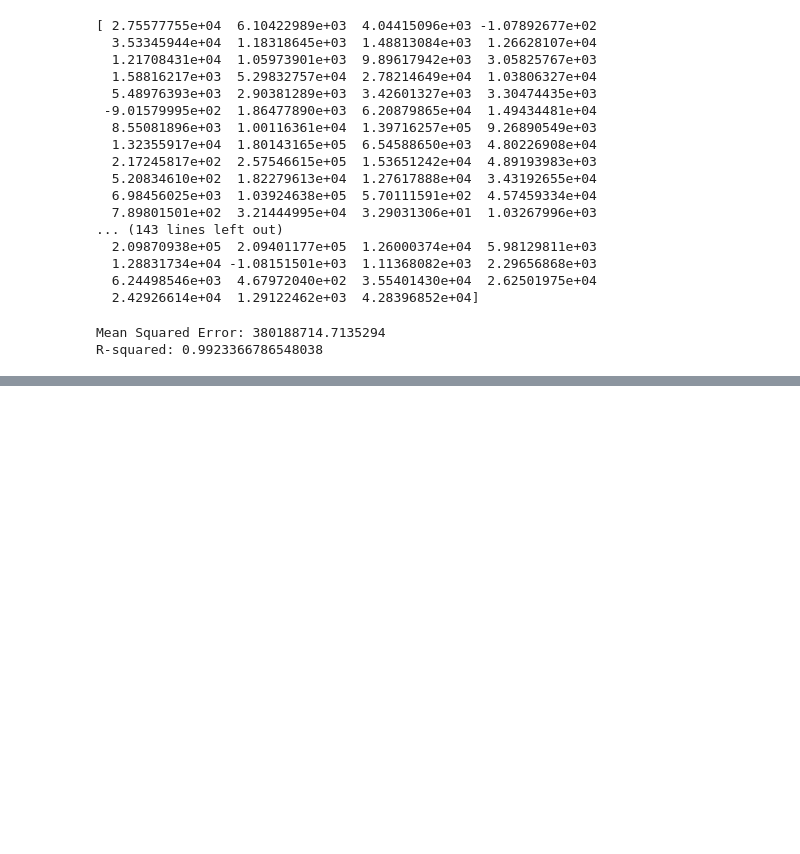
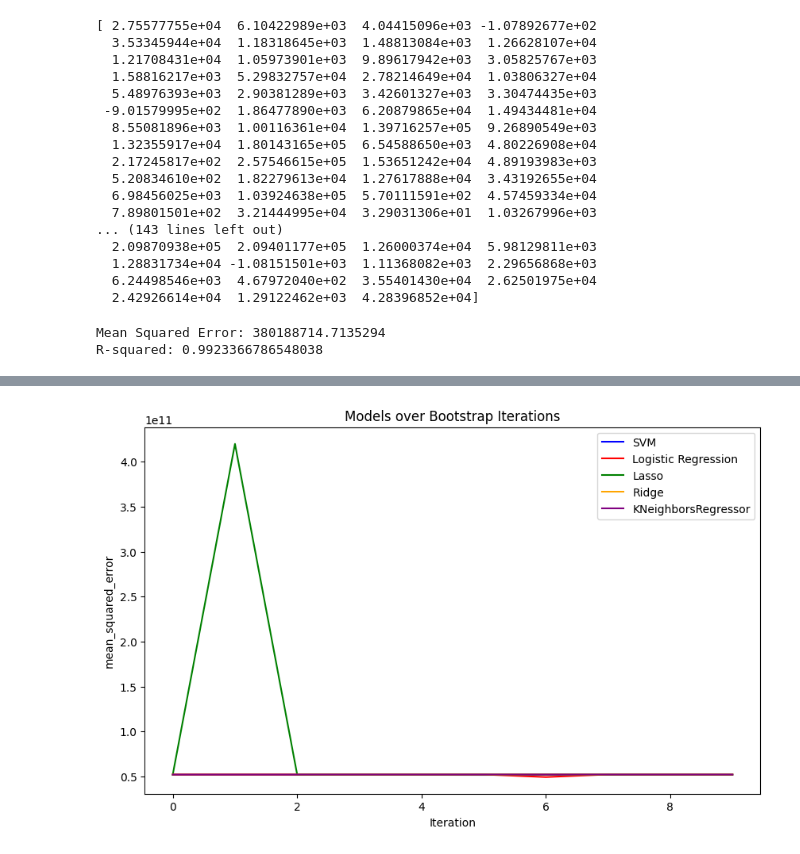
Before and after one commit to 2303A52046/STAT_2303A52046, a Jupyter notebook: Project(SML).ipynb, the cells around one changed output, grey strips where cells are left out. Saved outputs shown, nothing was run; the diff lists cells and outputs as text; code cells hidden in the pictures; blank space fills up the shorter version.

```diff
--- a/Project(SML).ipynb
+++ b/Project(SML).ipynb
@@ -275,0 +406,23 @@ R-squared: 0.9923366786548038
+# %%
+from sklearn.neighbors import KNeighborsRegressor
+from sklearn.metrics import mean_squared_error
+from sklearn.metrics import mean_absolute_error
+from sklearn.metrics import root_mean_squared_error
+n_iterations = 10
+mean_squared_error_knr  = []
+mean_absolute_error_knr=[]
+root_mean_squared_error_knr=[]
+for _ in range(n_iterations):
+    X_train_bootstrap, y_train_bootstrap = resample(x, y, replace=True, n_samples=len(x))
+    tt=KNeighborsRegressor()
+    rr = tt.fit(X_train_bootstrap, y_train_bootstrap)
+    y_pred = rr.predict(x_test)
+    mse = mean_squared_error(y_test, y_pred)
+    mae = mean_absolute_error(y_test, y_pred)
+    rmse = root_mean_squared_error(y_test, y_pred)
+    mean_squared_error_knr.append(mse)
+    mean_absolute_error_knr.append(mae)
+    root_mean_squared_error_knr.append(rmse)
+print("Mean Squared Error:", mean_squared_error_knr)
+print("Mean Absoulte Error:",mean_absolute_error_knr)
+print("Root mean squared Error:",root_mean_squared_error_knr)
@@ -275,0 +433,15 @@ R-squared: 0.9923366786548038
+# %%
+import matplotlib.pyplot as plt
+plt.figure(figsize=(10,6))
+plt.plot( mean_squared_error_svm, color='blue', label='SVM')
+plt.plot(mean_squared_error_lr, color='red', label='Logistic Regression')
+plt.plot(mean_squared_error_l, color='green', label='Lasso')
+plt.plot(mean_squared_error_r, color='orange', label='Ridge')
+plt.plot(mean_squared_error_knr, color='purple', label='KNeighborsRegressor')
+plt.xlabel('Iteration')
+plt.ylabel('mean_squared_error')
+plt.title('Models over Bootstrap Iterations')
+plt.legend()
+plt.show()
+# %% [output]
+[figure, added]
```
Also changed, not shown: parts of 9 cells of this notebook.
